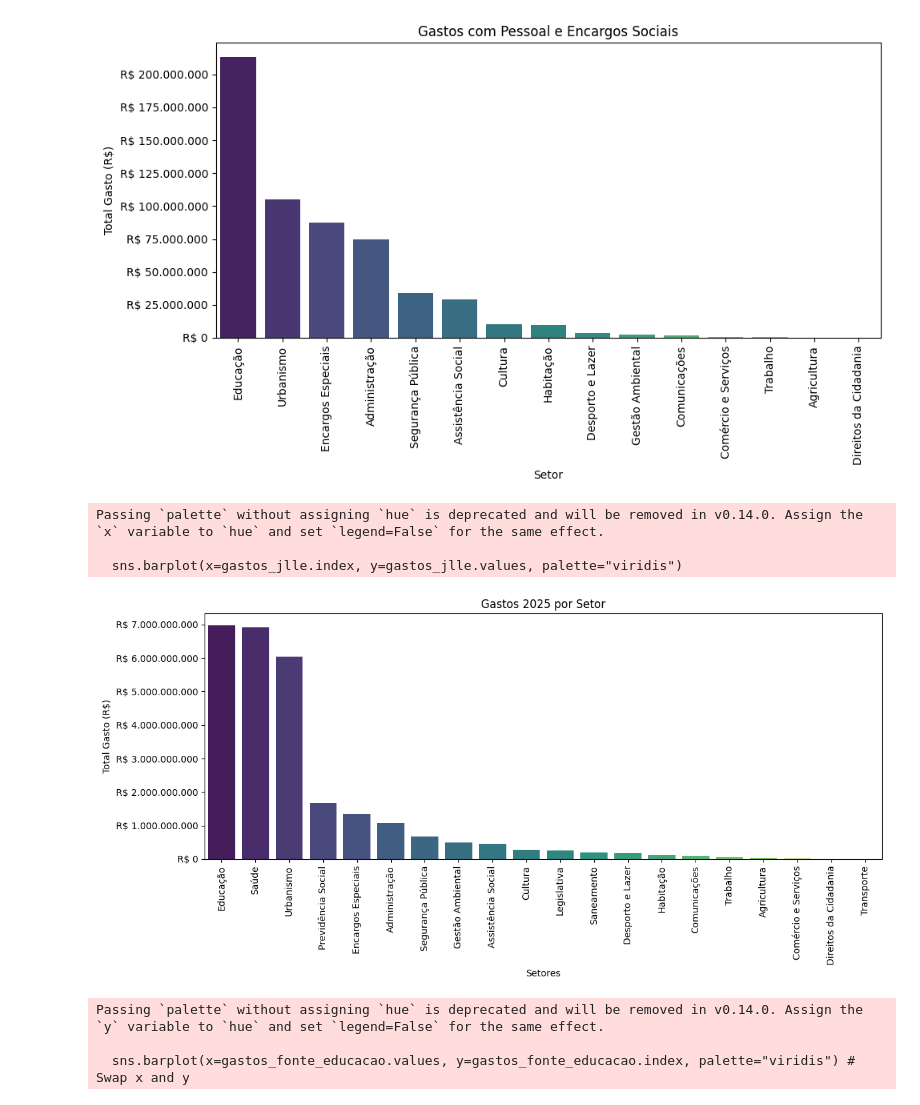
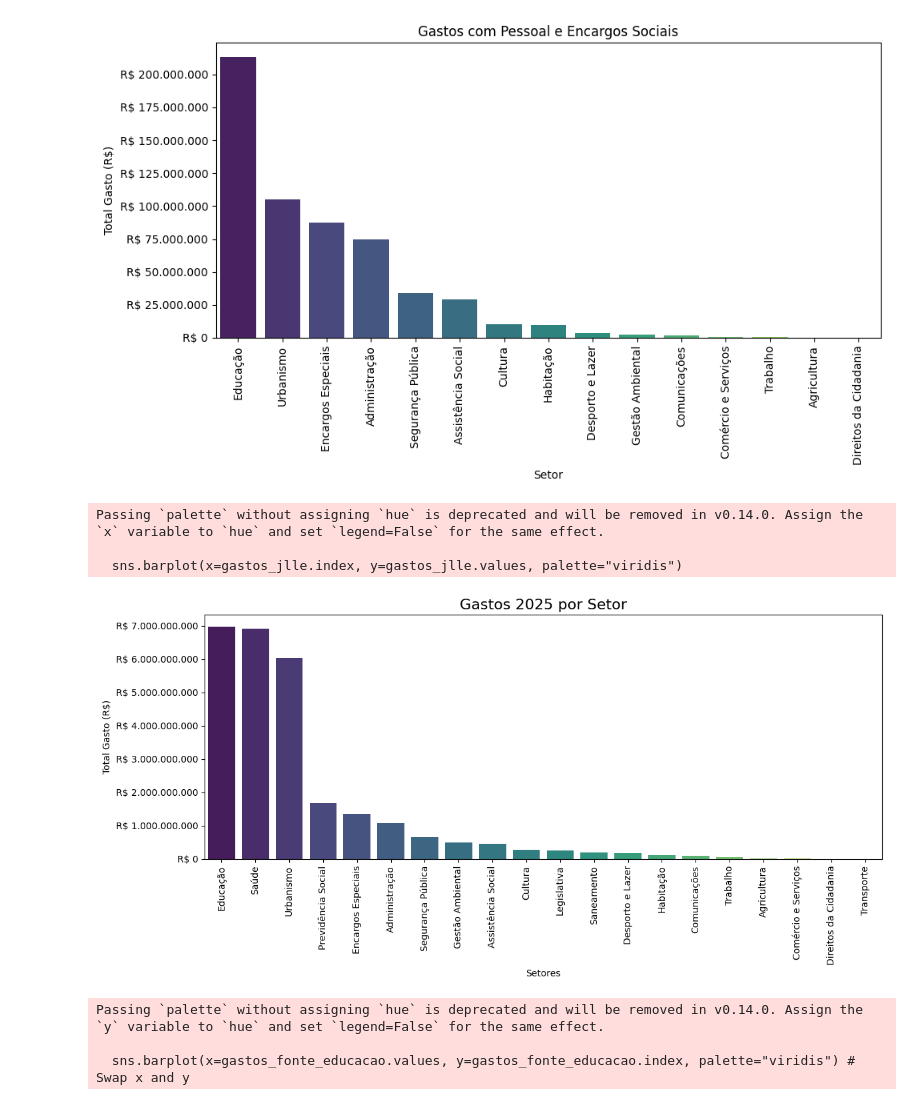
Before and after one commit to inayan60/PersonalPortifolio, a Jupyter notebook: Gastos_Joinville_2025.ipynb, the cells around one changed output. Cells and saved outputs as stored; diff of their text form; code cells hidden in the pictures.

```diff
--- a/Gastos_Joinville_2025.ipynb
+++ b/Gastos_Joinville_2025.ipynb
@@ -240,24 +253,25 @@ Passing `palette` without assigning `hue` is deprecated and will be removed in v
 # %%
 gastos_jlle = df_processada.groupby("despesa.funcao.denominacao")["valorMovimento"].sum().sort_values(ascending=False)
 
 plt.figure(figsize=(12, 6))
 sns.barplot(x=gastos_jlle.index, y=gastos_jlle.values, palette="viridis")
-plt.ylabel("Total Gasto (R$)")
+plt.ylabel("Total Gasto (R$)", fontsize=10)
 plt.xlabel("Setores")
-plt.title("Gastos 2025 por Setor")
+plt.title("Gastos 2025 por Setor", fontsize=16)
 plt.xticks(rotation=90)
 
 # Format y-axis labels
 formatter = mticker.FuncFormatter(lambda x, _: f'R$ {x:,.0f}'.replace(',', '.'))
 plt.gca().yaxis.set_major_formatter(formatter)
+ax.tick_params(axis='y', labelsize=8)
 
 plt.tight_layout()
 plt.show()
 # %% [output]
 Passing `palette` without assigning `hue` is deprecated and will be removed in v0.14.0. Assign the `x` variable to `hue` and set `legend=False` for the same effect.
 
   sns.barplot(x=gastos_jlle.index, y=gastos_jlle.values, palette="viridis")
-[figure, old version]
+[figure, new version]
 # %%
 gastos_educacao_ = df_processada[df_processada['despesa.funcao.denominacao'] == 'Educação']
 
```
Also changed, not shown: parts of 5 cells of this notebook.
